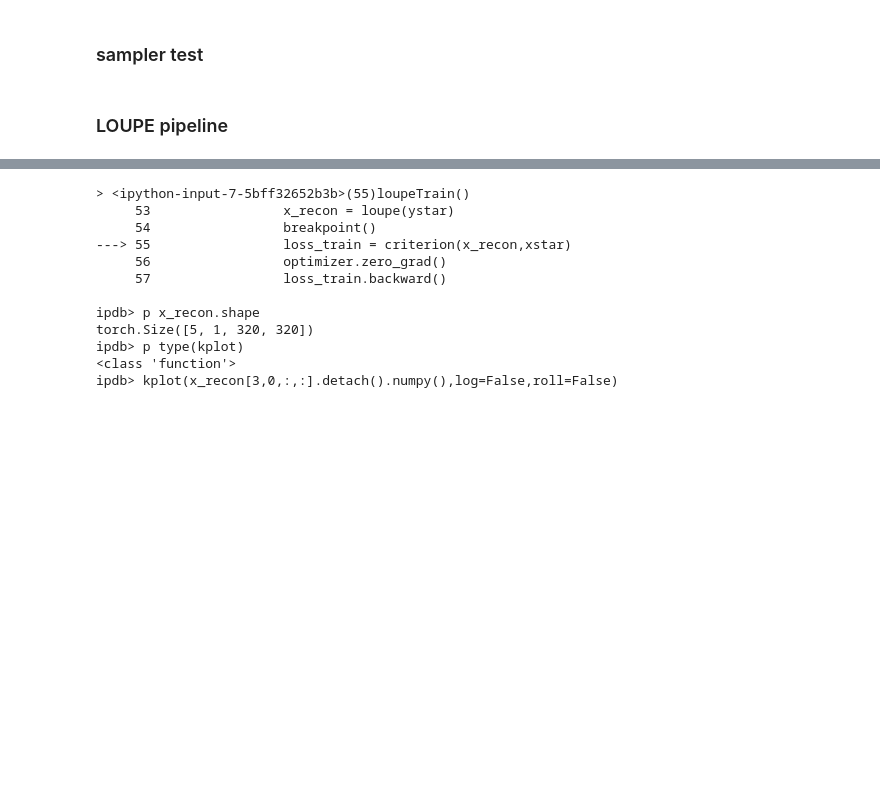
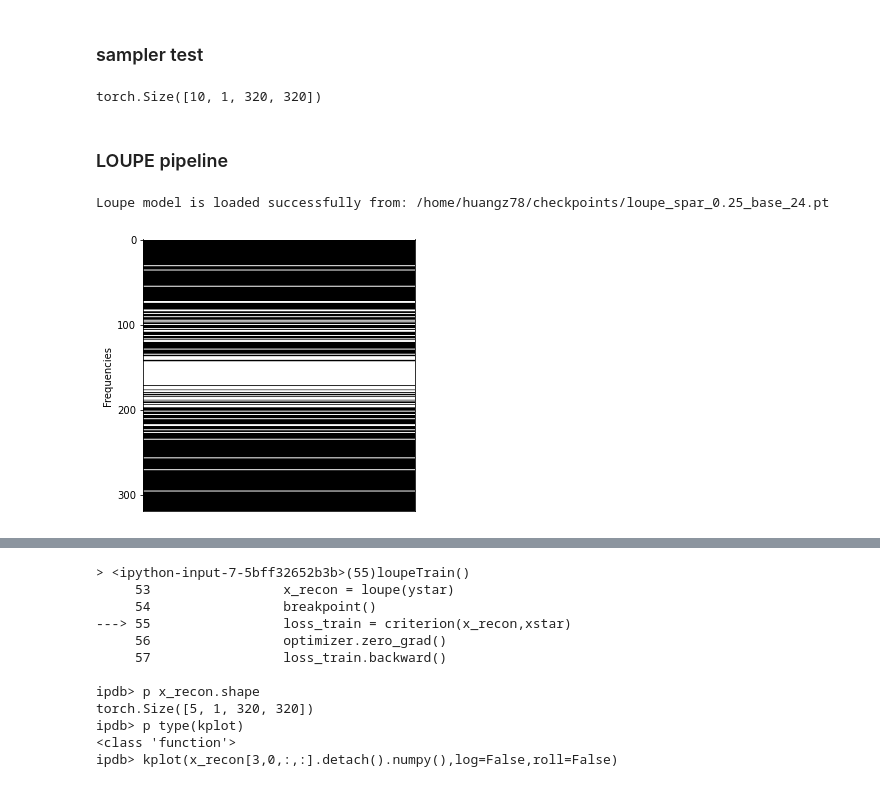
Before and after one commit to zhishenhuang/mri, a Jupyter notebook: loupe_sampler.ipynb, the cells around one changed output, grey strips where cells are left out. Drawn from its saved outputs; the diff is of its cells as text; code cells hidden in the pictures; blank space fills up the shorter version.

```diff
--- a/loupe_sampler.ipynb
+++ b/loupe_sampler.ipynb
@@ -25,7 +25,7 @@ reload(loupe_env.line_sampler)
 from loupe_env.line_sampler import *
 # %%
 shape = [320,320]
-slope = 5
+slope = 1
 sparsity = .25
 preselect = True
 preselect_num = 24
@@ -44,8 +42,10 @@ testxfull[0:10].shape
 # %%
-img   = trainxfull[0:10,:,:].view(10,1,320,320)
-ystar = torch.fft.fftn(img,dim=(2,3),norm='ortho')
+xstar = trainxfull[0:10,:,:].view(10,1,320,320)
+ystar = torch.fft.fftn(xstar,dim=(2,3),norm='ortho')
 # y = torch.fft.fftn(xfull[0:3,:,:],dim=(0,1),norm='ortho')
 # y = torch.reshape(y,(y.shape[0],-1,y.shape[1],y.shape[2]))
 print(ystar.shape)
+# %% [output]
+torch.Size([10, 1, 320, 320])
 # %%
 sampler = LOUPESampler(shape=shape,slope=slope,sparsity=sparsity,preselect=preselect,preselect_num=preselect_num)
@@ -79,7 +79,17 @@ sampler.eval()
 #         loss = reconstruction_loss
 #         return loss
 # %%
-loupe = LOUPE()
+loupe = LOUPE(shape=shape,slope=slope,sparsity=sparsity,preselect_num=preselect_num)
 # img = torch.randn((1,1,320,320))
-out = loupe(ystar)
-plt.imshow(out[0,0,:,:].detach().numpy())
+model_path = '/home/huangz78/checkpoints/loupe_spar_0.25_base_24.pt'
+checkpoint = torch.load(model_path)
+loupe.load_state_dict(checkpoint['model_state_dict'])
+print('Loupe model is loaded successfully from: ' + model_path )
+loupe.eval()
+
+out,mask = loupe(ystar)
+# plt.imshow(out[0,0,:,:].detach().numpy())
+kplot(mask[0,0,:,0].detach().numpy(),roll=True)
+# %% [output]
+Loupe model is loaded successfully from: /home/huangz78/checkpoints/loupe_spar_0.25_base_24.pt
+[figure, added]
```
Also changed, not shown: parts of 7 cells of this notebook, 4 other files.
